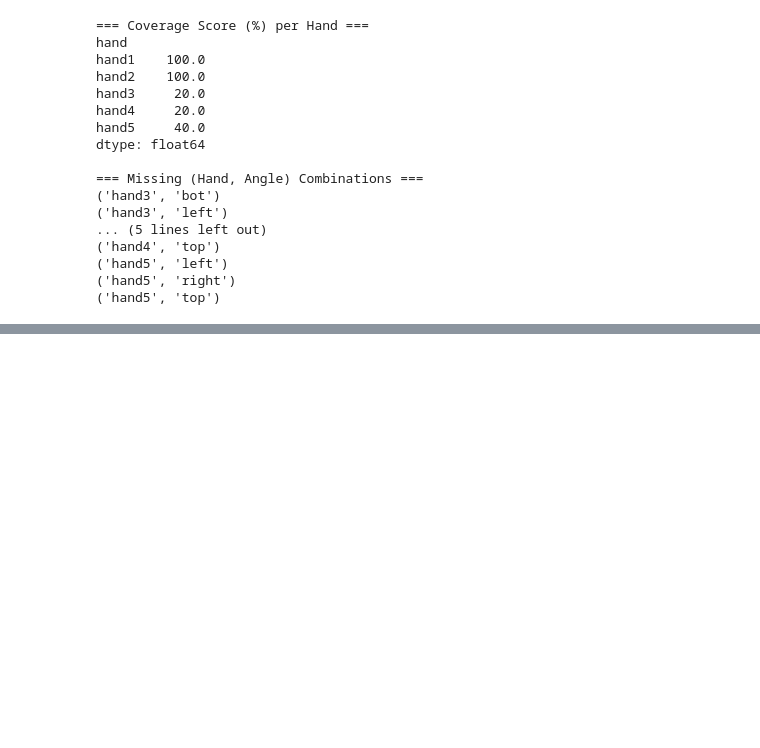
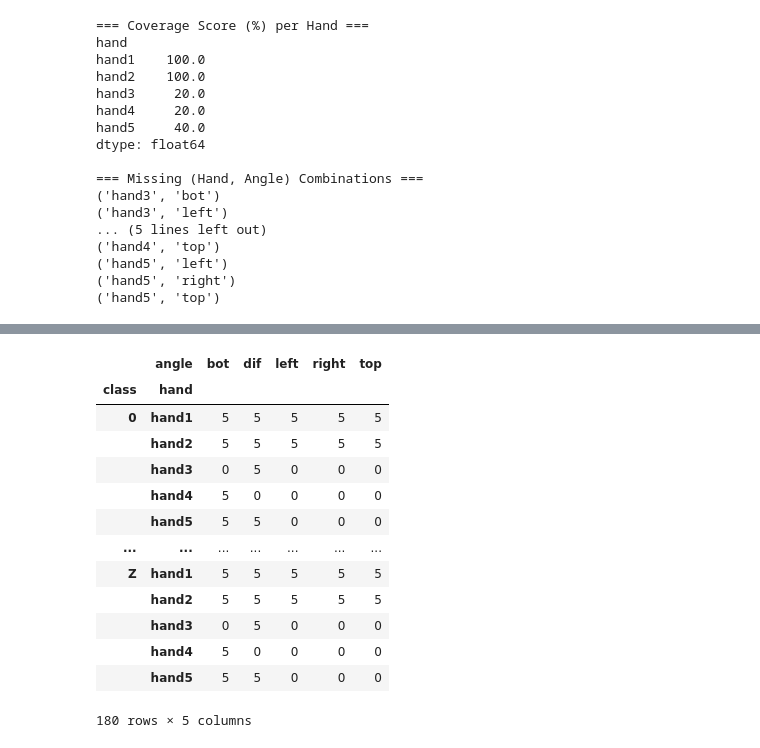
Before and after one commit to anmolzz-10/ASL_project, a Jupyter notebook: notebooks/ASL_project.ipynb, the cells around one changed output, grey strips where cells are left out. Saved outputs shown, nothing was run; the diff lists cells and outputs as text; code cells hidden in the pictures; blank space fills up the shorter version.

```diff
--- a/notebooks/ASL_project.ipynb
+++ b/notebooks/ASL_project.ipynb
@@ -290,0 +358,18 @@ dtype: float64
+# %%
+# Check if any class-hand-angle is missing
+df.groupby(["class", "hand", "angle"])["id"].count().unstack(fill_value=0)
+# %% [output]
+|  | angle | bot | dif | left | right | top |
+| class | hand |  |  |  |  |  |
+| 0 | hand1 | 5 | 5 | 5 | 5 | 5 |
+|  | hand2 | 5 | 5 | 5 | 5 | 5 |
+|  | hand3 | 0 | 5 | 0 | 0 | 0 |
+|  | hand4 | 5 | 0 | 0 | 0 | 0 |
+|  | hand5 | 5 | 5 | 0 | 0 | 0 |
+| ... | ... | ... | ... | ... | ... | ... |
+| Z | hand1 | 5 | 5 | 5 | 5 | 5 |
+|  | hand2 | 5 | 5 | 5 | 5 | 5 |
+|  | hand3 | 0 | 5 | 0 | 0 | 0 |
+|  | hand4 | 5 | 0 | 0 | 0 | 0 |
+|  | hand5 | 5 | 5 | 0 | 0 | 0 |
+180 rows × 5 columns
```
Also changed, not shown: parts of 23 cells of this notebook.
